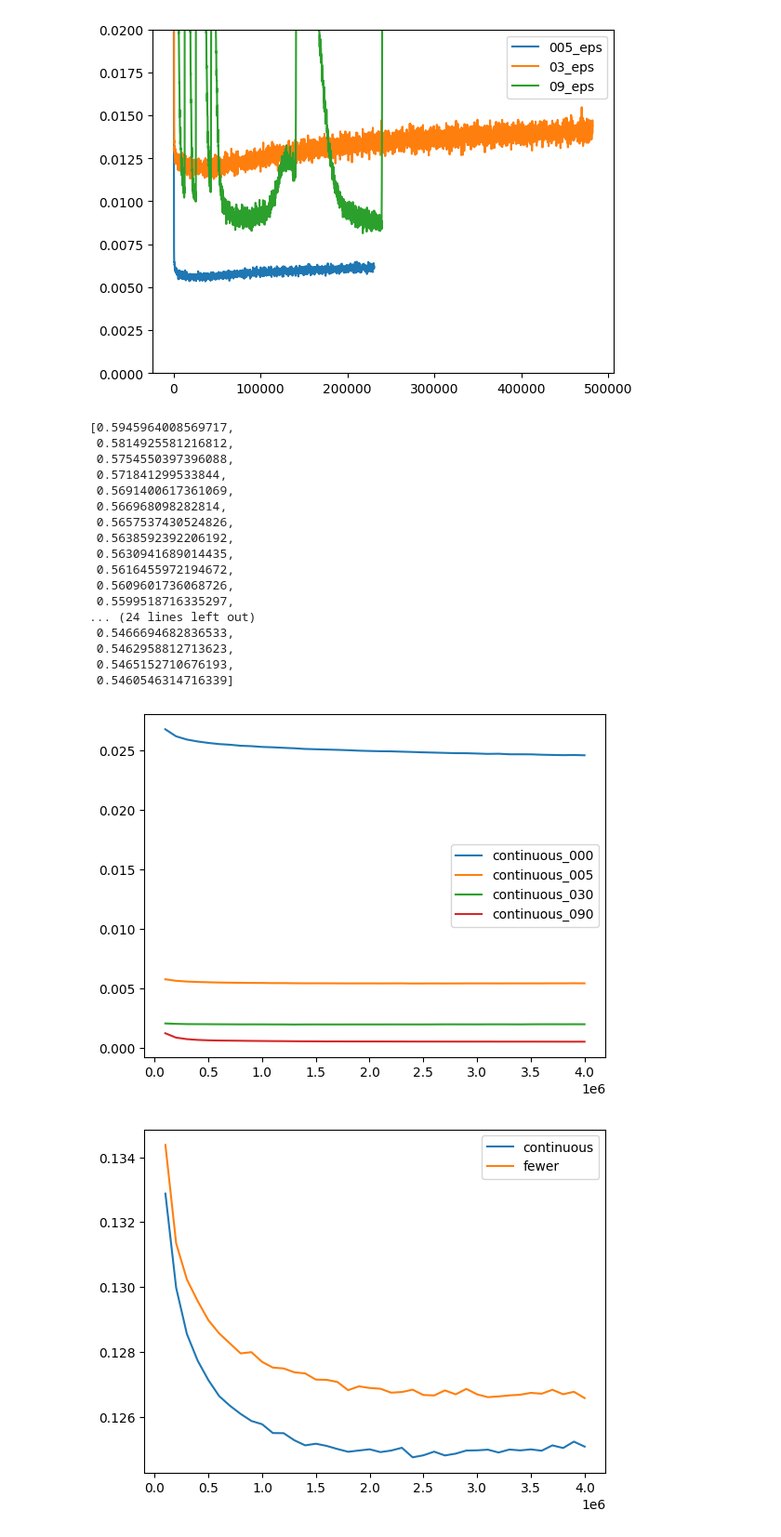
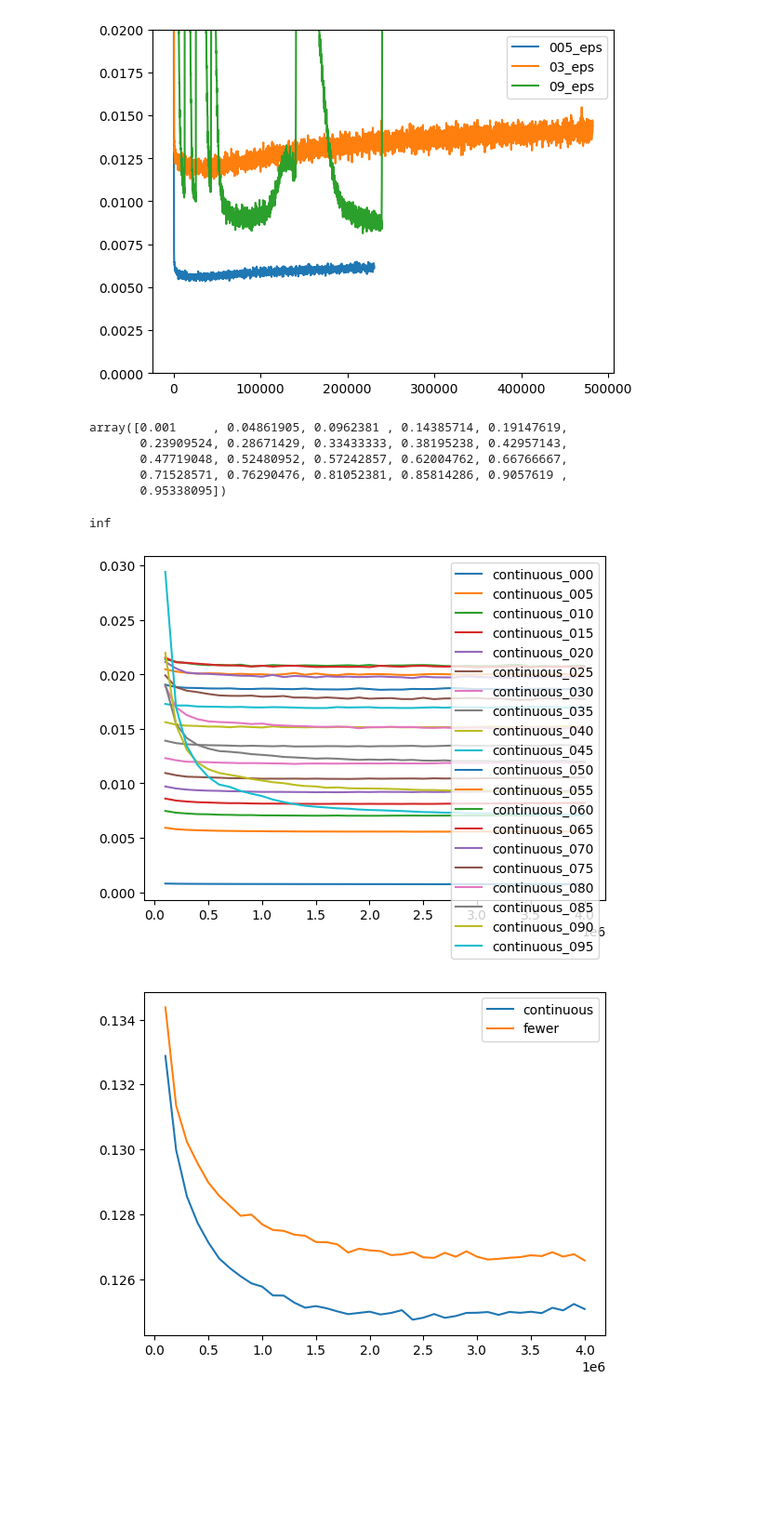
Before and after one commit to LucasYFL/dpm-solver, a Jupyter notebook: example_v2/score_sde_pytorch/jupyter/test.ipynb, the cells around one changed output. Shown at 93% size. Cells and saved outputs as stored; diff of their text form; code cells hidden in the pictures; blank space fills up the shorter version.

```diff
--- a/example_v2/score_sde_pytorch/jupyter/test.ipynb
+++ b/example_v2/score_sde_pytorch/jupyter/test.ipynb
@@ -23,7 +23,7 @@ def alpha(beta_max, beta_min, t, tau):
     return np.exp(((-t**2 + tau**2)/4)*(beta_max - beta_min) - (t - tau) * beta_min /2 )
 
 def g(beta_max, beta_min, t, tau):
-    return np.sqrt(beta_min + tau * (beta_max - beta_min))
+    return beta_min + tau * (beta_max - beta_min)
 
 def sigma(beta_max, beta_min, t, tau):
     return np.sqrt(1 - np.exp(((-tau**2)/2)*(beta_max - beta_min) - (tau) * beta_min))
@@ -86,42 +86,47 @@ Use eager execution and:
 loss_weight(beta_max, beta_min, t, 0.0010000000474974513)
 t_list, loss_list = load_loss(train_name = "dpm", t="000")
 loss_list
-# %% [output]
-[0.5945964008569717,
- 0.5814925581216812,
- 0.5754550397396088,
- 0.571841299533844,
- 0.5691400617361069,
- 0.566968098282814,
- 0.5657537430524826,
- 0.5638592392206192,
- 0.5630941689014435,
- 0.5616455972194672,
- 0.5609601736068726,
- 0.5599518716335297,
-... (24 lines left out)
- 0.5466694682836533,
- 0.5462958812713623,
- 0.5465152710676193,
- 0.5460546314716339]
+# %%
+for i in range(0, 100, 5):
+    print(f"{i:03d}")
+# %%
+np.arange(0.001, 1, 1/20)
+# %% [output]
+array([0.001     , 0.04861905, 0.0962381 , 0.14385714, 0.19147619,
+       0.23909524, 0.28671429, 0.33433333, 0.38195238, 0.42957143,
+       0.47719048, 0.52480952, 0.57242857, 0.62004762, 0.66766667,
+       0.71528571, 0.76290476, 0.81052381, 0.85814286, 0.9057619 ,
+       0.95338095])
+# %%
+loss_weight(beta_max, beta_min, t, 0)
+# %% [output]
+inf
 # %%
-t_list, loss_list = load_loss(train_name = "dpm", t="000")
-plt.plot(t_list, loss_weight(beta_max, beta_min, t, 0.0010000000474974513) * np.array(loss_list), label='continuous_000')
+time_step = np.array([0.0010000000474974513,0.050950001925230026,0.10090000182390213,0.15084998309612274,0.20079998672008514,0.25074997544288635,
+0.30069997906684875,0.35064995288848877,0.40059995651245117,0.4505499303340912,0.5004999041557312,0.5504499673843384,0.6003999710083008,
+0.6503499746322632,0.7002999782562256,0.750249981880188,0.8001999258995056,0.8501499891281128,0.9000999927520752,0.950049877166748,1.0])
 
-t_list, loss_list = load_loss(train_name = "dpm", t="005")
-plt.plot(t_list, loss_weight(beta_max, beta_min, t, 0.050950001925230026) * np.array(loss_list), label='continuous_005')
+for idx, i in enumerate(range(0, 100, 5)):
+    t_list, loss_list = load_loss(train_name = "dpm", t=f"{i:03d}")
+    plt.plot(t_list, loss_weight(beta_max, beta_min, t, time_step[idx]) * np.array(loss_list), label=f'continuous_{i:03d}')
 
-t_list, loss_list = load_loss(train_name = "dpm", t="030")
-plt.plot(t_list, loss_weight(beta_max, beta_min, t, 0.30069997906684875) * np.array(loss_list), label='continuous_030')
+# t_list, loss_list = load_loss(train_name = "dpm", t="005")
+# plt.plot(t_list, loss_weight(beta_max, beta_min, t, 0.050950001925230026) * np.array(loss_list), label='continuous_005')
 
-t_list, loss_list = load_loss(train_name = "dpm", t="090")
-plt.plot(t_list, loss_weight(beta_max, beta_min, t, 0.9000999927520752) * np.array(loss_list), label='continuous_090')
+# t_list, loss_list = load_loss(train_name = "dpm", t="010")
+# plt.plot(t_list, loss_weight(beta_max, beta_min, t, 0.1) * np.array(loss_list), label='continuous_010')
+
+# t_list, loss_list = load_loss(train_name = "dpm", t="030")
+# plt.plot(t_list, loss_weight(beta_max, beta_min, t, 0.30069997906684875) * np.array(loss_list), label='continuous_030')
+
+# t_list, loss_list = load_loss(train_name = "dpm", t="090")
+# plt.plot(t_list, loss_weight(beta_max, beta_min, t, 0.9000999927520752) * np.array(loss_list), label='continuous_090')
 
 
 plt.legend()
 plt.show()
 # %% [output]
-[figure, old version]
+[figure, new version]
 # %%
 t_list, loss_list = load_loss(train_name = "dpm", t="005")
 plt.plot(t_list, loss_list, label='continuous')
```
Also changed, not shown: parts of 2 cells of this notebook, 2 other files.
